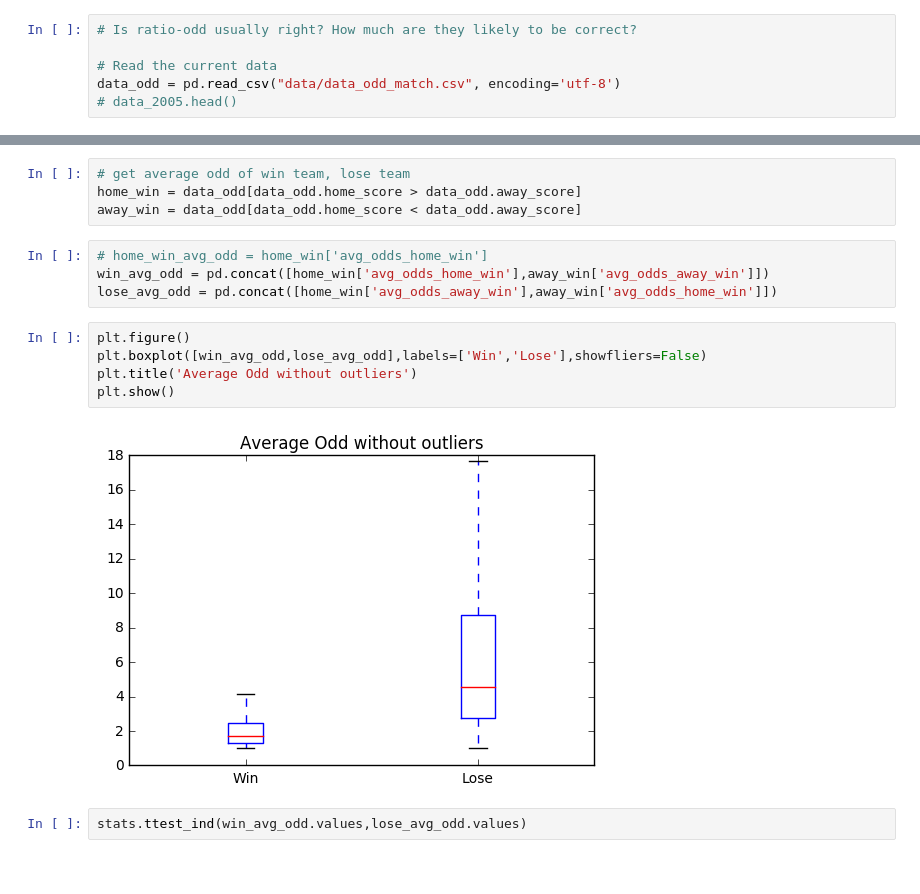
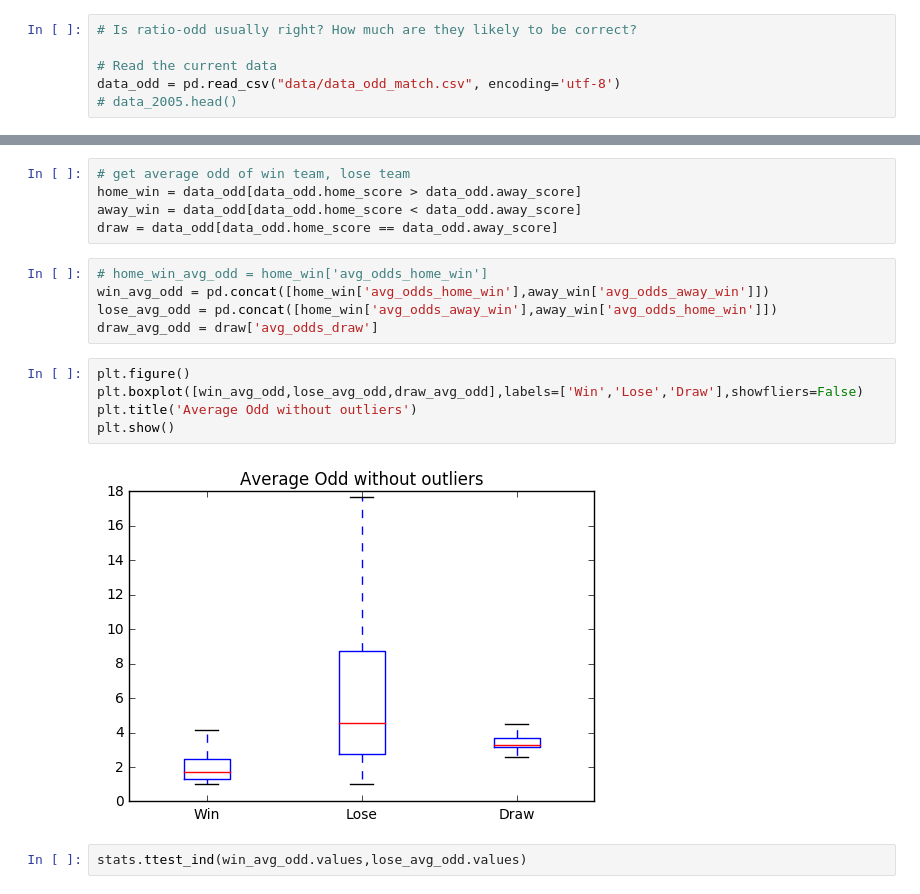
Before and after one commit to mrthlinh/FIFA-World-Cup-Prediction, a Jupyter notebook: EDA.ipynb, the cells around one changed output, grey strips where cells are left out. Saved outputs shown, nothing was run; the diff lists cells and outputs as text.

```diff
--- a/EDA.ipynb
+++ b/EDA.ipynb
@@ -128,17 +138,19 @@ data_odd = pd.read_csv("data/data_odd_match.csv", encoding='utf-8')
 # get average odd of win team, lose team
 home_win = data_odd[data_odd.home_score > data_odd.away_score]
 away_win = data_odd[data_odd.home_score < data_odd.away_score]
+draw = data_odd[data_odd.home_score == data_odd.away_score]
 # %%
 # home_win_avg_odd = home_win['avg_odds_home_win']
 win_avg_odd = pd.concat([home_win['avg_odds_home_win'],away_win['avg_odds_away_win']])
 lose_avg_odd = pd.concat([home_win['avg_odds_away_win'],away_win['avg_odds_home_win']])
+draw_avg_odd = draw['avg_odds_draw']
 # %%
 plt.figure()
-plt.boxplot([win_avg_odd,lose_avg_odd],labels=['Win','Lose'],showfliers=False)
+plt.boxplot([win_avg_odd,lose_avg_odd,draw_avg_odd],labels=['Win','Lose','Draw'],showfliers=False)
 plt.title('Average Odd without outliers')
 plt.show()
 # %% [output]
-[figure, old version]
+[figure, new version]
 # %%
 stats.ttest_ind(win_avg_odd.values,lose_avg_odd.values)
 # %% [output]
```
Also changed, not shown: parts of 3 cells of this notebook, 1 other file.
